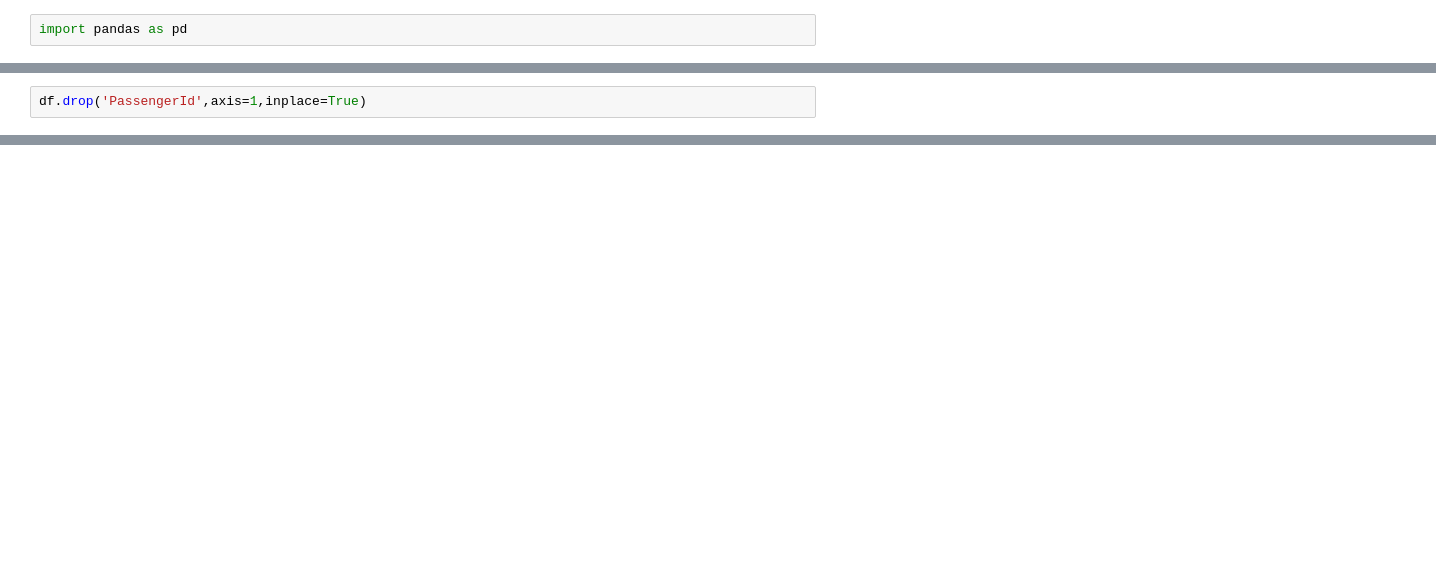
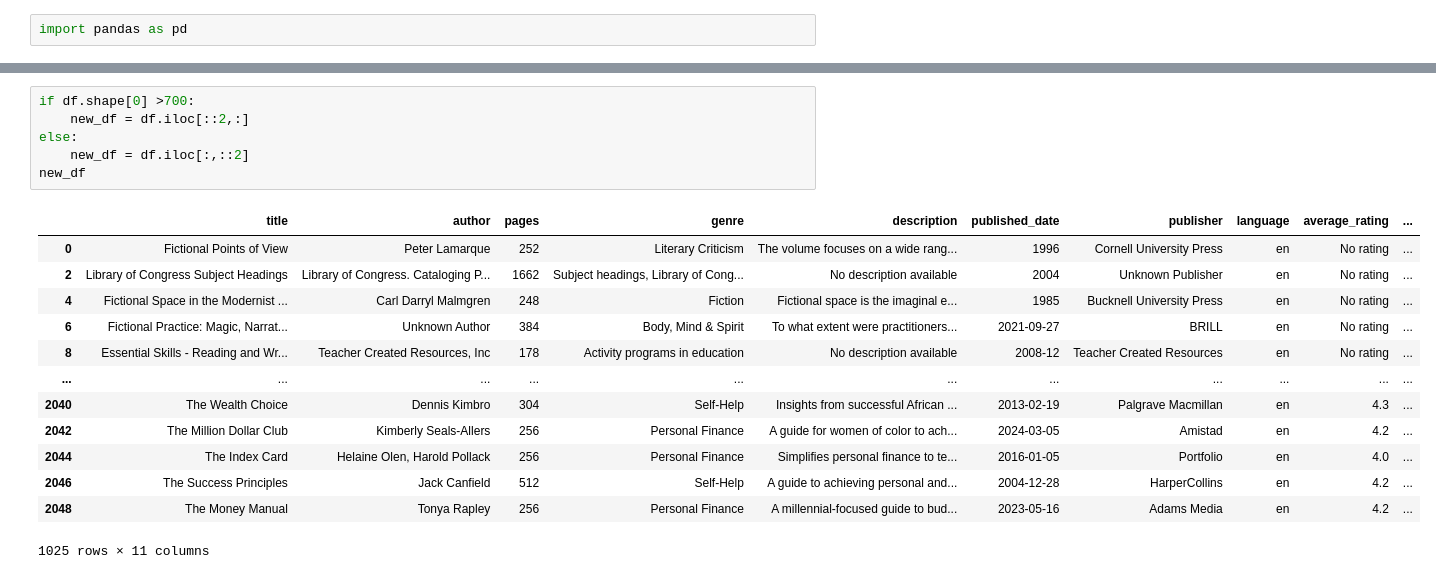
Before and after one commit to AkshatSahay72/Cse-Pathsala-ML-Couse, a Jupyter notebook: 04-pandasL2.ipynb, the cells around one changed output, grey strips where cells are left out. Cells and saved outputs as stored; diff of their text form; blank space fills up the shorter version.

```diff
--- a/04-pandasL2.ipynb
+++ b/04-pandasL2.ipynb
@@ -101,2 +34,0 @@ dtype: object
-# %%
-df.drop('PassengerId',axis=1,inplace=True)
@@ -149,0 +93,20 @@ d
+# %%
+if df.shape[0] >700:
+    new_df = df.iloc[::2,:]
+else:
+    new_df = df.iloc[:,::2]
+new_df
+# %% [output]
+|  | title | author | pages | genre | description | published_date | publisher | language | average_rating | ... |
+| 0 | Fictional Points of View | Peter Lamarque | 252 | Literary Criticism | The volume focuses on a wide rang... | 1996 | Cornell University Press | en | No rating | ... |
+| 2 | Library of Congress Subject Headings | Library of Congress. Cataloging P... | 1662 | Subject headings, Library of Cong... | No description available | 2004 | Unknown Publisher | en | No rating | ... |
+| 4 | Fictional Space in the Modernist ... | Carl Darryl Malmgren | 248 | Fiction | Fictional space is the imaginal e... | 1985 | Bucknell University Press | en | No rating | ... |
+| 6 | Fictional Practice: Magic, Narrat... | Unknown Author | 384 | Body, Mind & Spirit | To what extent were practitioners... | 2021-09-27 | BRILL | en | No rating | ... |
+| 8 | Essential Skills - Reading and Wr... | Teacher Created Resources, Inc | 178 | Activity programs in education | No description available | 2008-12 | Teacher Created Resources | en | No rating | ... |
+| ... | ... | ... | ... | ... | ... | ... | ... | ... | ... | ... |
+| 2040 | The Wealth Choice | Dennis Kimbro | 304 | Self-Help | Insights from successful African ... | 2013-02-19 | Palgrave Macmillan | en | 4.3 | ... |
+| 2042 | The Million Dollar Club | Kimberly Seals-Allers | 256 | Personal Finance | A guide for women of color to ach... | 2024-03-05 | Amistad | en | 4.2 | ... |
+| 2044 | The Index Card | Helaine Olen, Harold Pollack | 256 | Personal Finance | Simplifies personal finance to te... | 2016-01-05 | Portfolio | en | 4.0 | ... |
+| 2046 | The Success Principles | Jack Canfield | 512 | Self-Help | A guide to achieving personal and... | 2004-12-28 | HarperCollins | en | 4.2 | ... |
+| 2048 | The Money Manual | Tonya Rapley | 256 | Personal Finance | A millennial-focused guide to bud... | 2023-05-16 | Adams Media | en | 4.2 | ... |
+1025 rows × 11 columns
```
Also changed, not shown: parts of 28 cells of this notebook, 2 other files.
